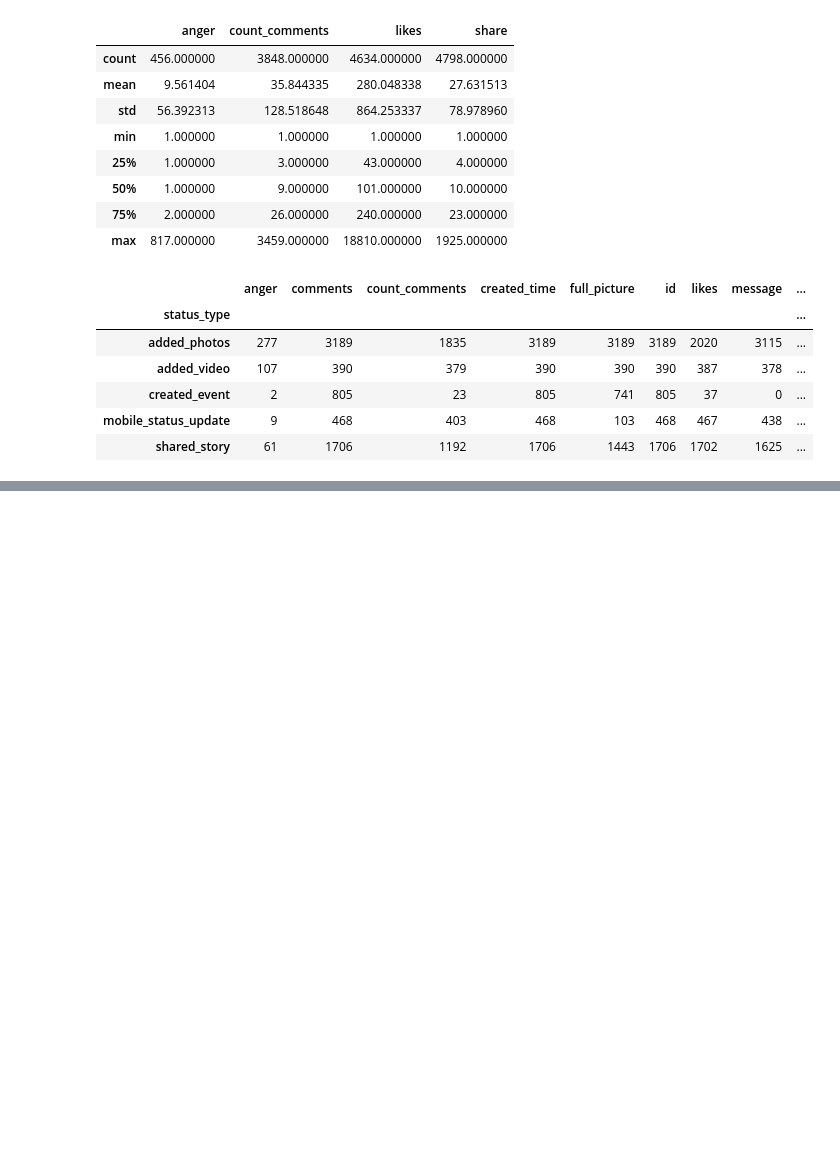
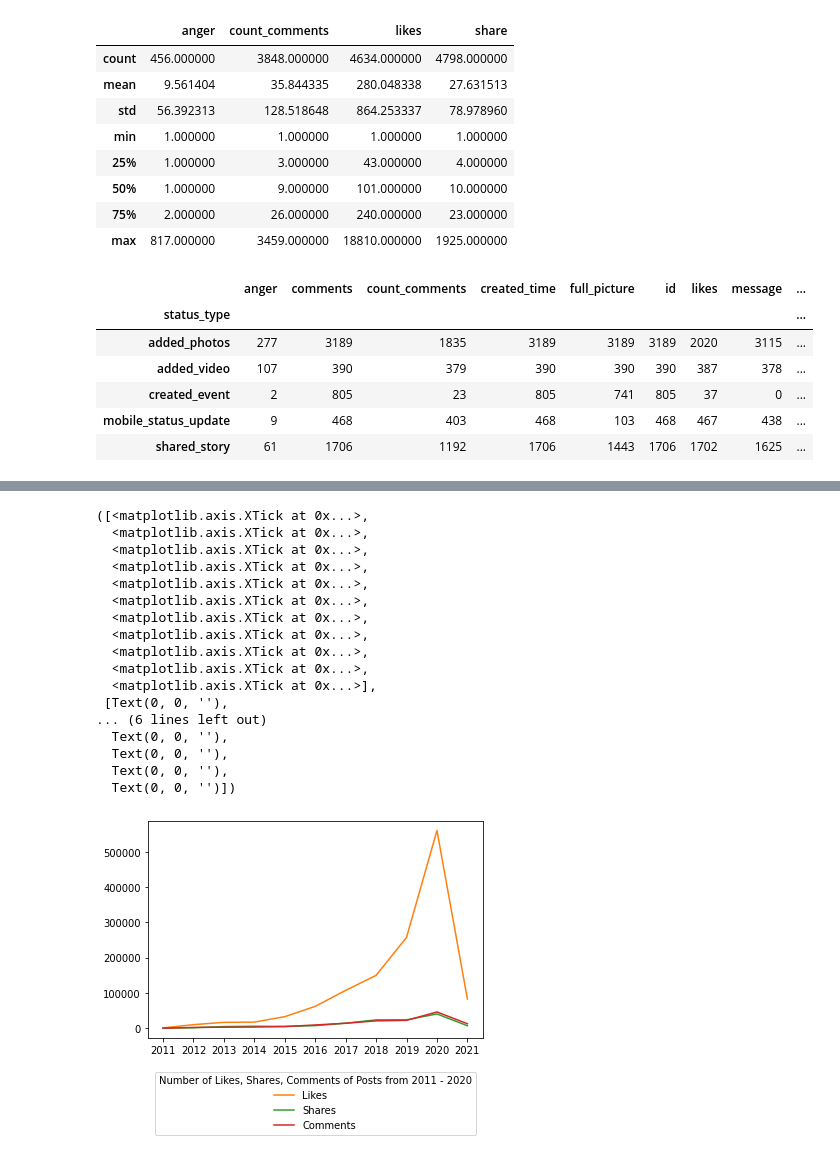
Before and after one commit to giatranhoang/usconsulate_insight, a Jupyter notebook: consulate insight.ipynb, the cells around one changed output, grey strips where cells are left out. Cells and saved outputs as stored; diff of their text form; code cells hidden in the pictures; blank space fills up the shorter version.

Commit message:
Graph of posts

```diff
--- a/consulate insight.ipynb
+++ b/consulate insight.ipynb
@@ -66,3 +66,5 @@ df.groupby("status_type").count()
 | created_event | 2 | 805 | 23 | 805 | 741 | 805 | 37 | 0 | ... |
 | mobile_status_update | 9 | 468 | 403 | 468 | 103 | 468 | 467 | 438 | ... |
 | shared_story | 61 | 1706 | 1192 | 1706 | 1443 | 1706 | 1702 | 1625 | ... |
+# %%
+df["year"] = pd.DatetimeIndex(df['created_time']).year
@@ -68,0 +103,32 @@ df.groupby("status_type").count()
+# %%
+x = df.sort_values("year")["year"].unique()
+y = df.groupby("year").sum()["likes"]
+z = df.groupby("year").sum()["share"]
+m = df.groupby("year").sum()["count_comments"]
+
+fig, ax = plt.subplots()
+ax.plot(x, y, color='C1', label = "Likes")
+ax.plot(x, z, color='C2', label = "Shares")
+ax.plot(x, m, color='C3', label = "Comments")
+
+plt.legend(title = "Number of Likes, Shares, Comments of Posts from 2011 - 2020", loc="center", bbox_to_anchor=(.5,-.3))
+plt.xticks(x)
+# %% [output]
+([<matplotlib.axis.XTick at 0x...>,
+  <matplotlib.axis.XTick at 0x...>,
+  <matplotlib.axis.XTick at 0x...>,
+  <matplotlib.axis.XTick at 0x...>,
+  <matplotlib.axis.XTick at 0x...>,
+  <matplotlib.axis.XTick at 0x...>,
+  <matplotlib.axis.XTick at 0x...>,
+  <matplotlib.axis.XTick at 0x...>,
+  <matplotlib.axis.XTick at 0x...>,
+  <matplotlib.axis.XTick at 0x...>,
+  <matplotlib.axis.XTick at 0x...>],
+ [Text(0, 0, ''),
+... (6 lines left out)
+  Text(0, 0, ''),
+  Text(0, 0, ''),
+  Text(0, 0, ''),
+  Text(0, 0, '')])
+[figure, added]
```
Also changed, not shown: parts of 13 cells of this notebook.
